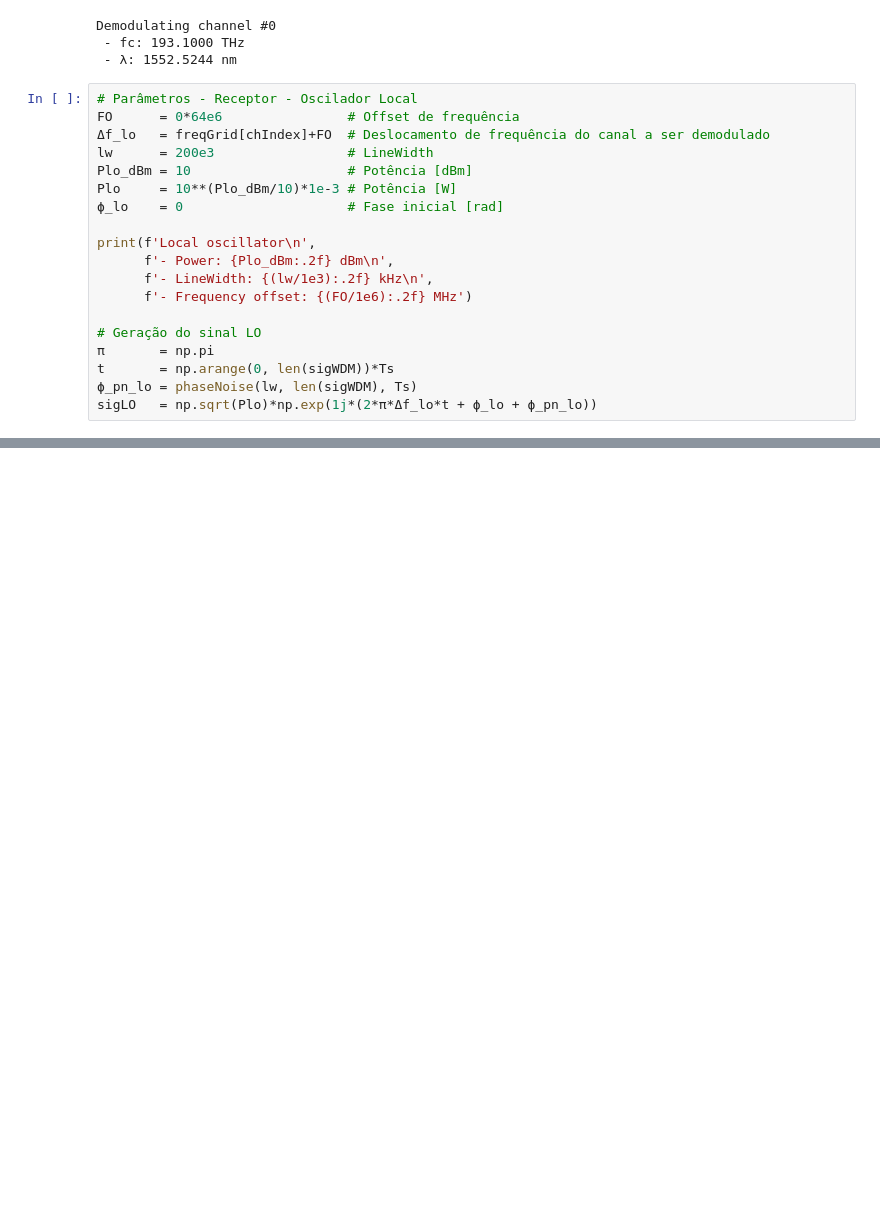
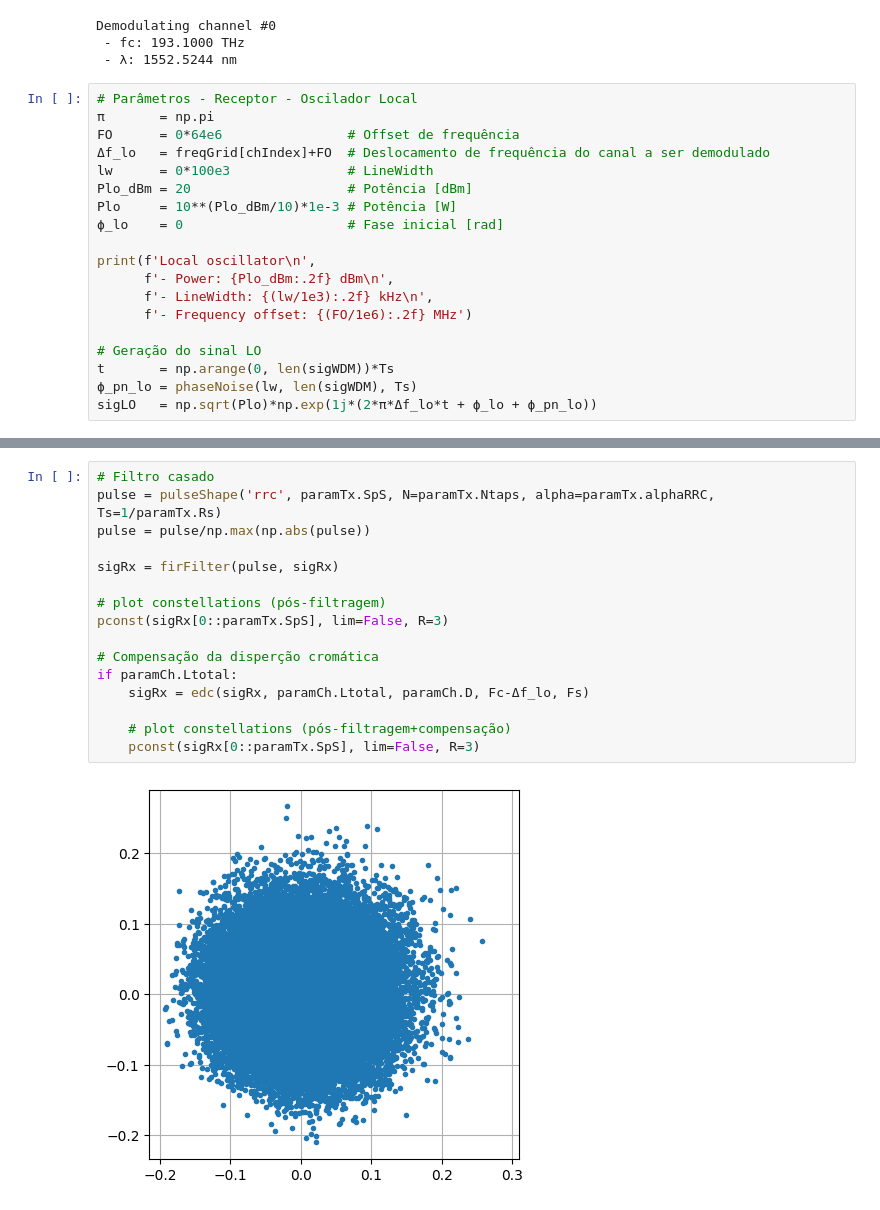
Before and after one commit to jfelipeslg/TCC_Single-Ended-Receiver, a Jupyter notebook: Tx_Rx_single-pol_SER.ipynb, the cells around one changed output, grey strips where cells are left out. Saved outputs shown, nothing was run; the diff lists cells and outputs as text; blank space fills up the shorter version.

```diff
--- a/Tx_Rx_single-pol_SER.ipynb
+++ b/Tx_Rx_single-pol_SER.ipynb
@@ -146,10 +206,11 @@ Demodulating channel #0
  - λ: 1552.5244 nm
 # %%
 # Parâmetros - Receptor - Oscilador Local
+π       = np.pi
 FO      = 0*64e6                # Offset de frequência
 Δf_lo   = freqGrid[chIndex]+FO  # Deslocamento de frequência do canal a ser demodulado
-lw      = 200e3                 # LineWidth
-Plo_dBm = 10                    # Potência [dBm]
+lw      = 0*100e3               # LineWidth
+Plo_dBm = 20                    # Potência [dBm]
 Plo     = 10**(Plo_dBm/10)*1e-3 # Potência [W]
 ϕ_lo    = 0                     # Fase inicial [rad]
 
@@ -159,7 +220,6 @@ print(f'Local oscillator\n',
       f'- Frequency offset: {(FO/1e6):.2f} MHz')
 
 # Geração do sinal LO
-π       = np.pi
 t       = np.arange(0, len(sigWDM))*Ts
 ϕ_pn_lo = phaseNoise(lw, len(sigWDM), Ts)
 sigLO   = np.sqrt(Plo)*np.exp(1j*(2*π*Δf_lo*t + ϕ_lo + ϕ_pn_lo))
@@ -288,0 +254,18 @@ axs[1].grid('True')
+# %%
+# Filtro casado
+pulse = pulseShape('rrc', paramTx.SpS, N=paramTx.Ntaps, alpha=paramTx.alphaRRC, Ts=1/paramTx.Rs)
+pulse = pulse/np.max(np.abs(pulse))
+
+sigRx = firFilter(pulse, sigRx)
+
+# plot constellations (pós-filtragem)
+pconst(sigRx[0::paramTx.SpS], lim=False, R=3)
+
+# Compensação da disperção cromática
+if paramCh.Ltotal:
+    sigRx = edc(sigRx, paramCh.Ltotal, paramCh.D, Fc-Δf_lo, Fs)
+
+    # plot constellations (pós-filtragem+compensação)
+    pconst(sigRx[0::paramTx.SpS], lim=False, R=3)
+# %% [output]
+[figure, added]
```
Also changed, not shown: parts of 20 cells of this notebook.
